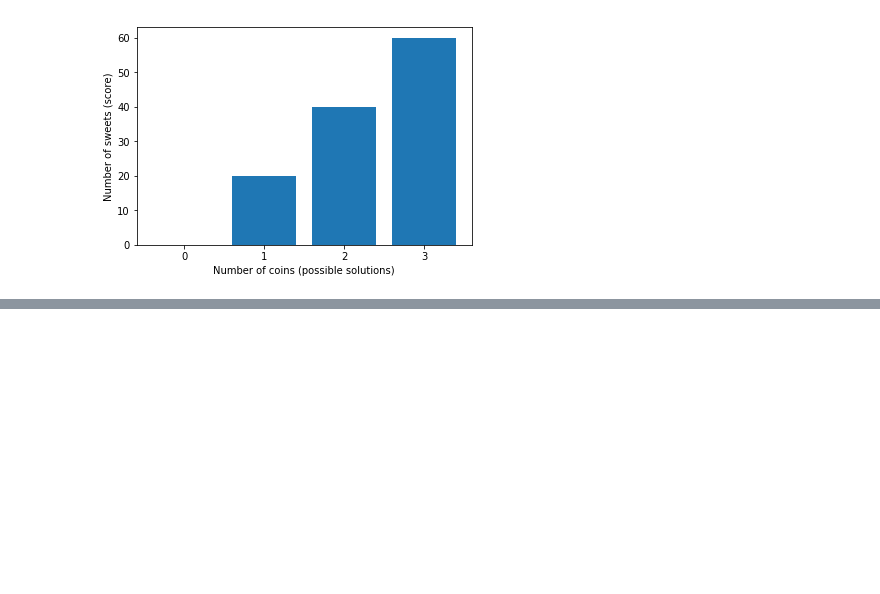
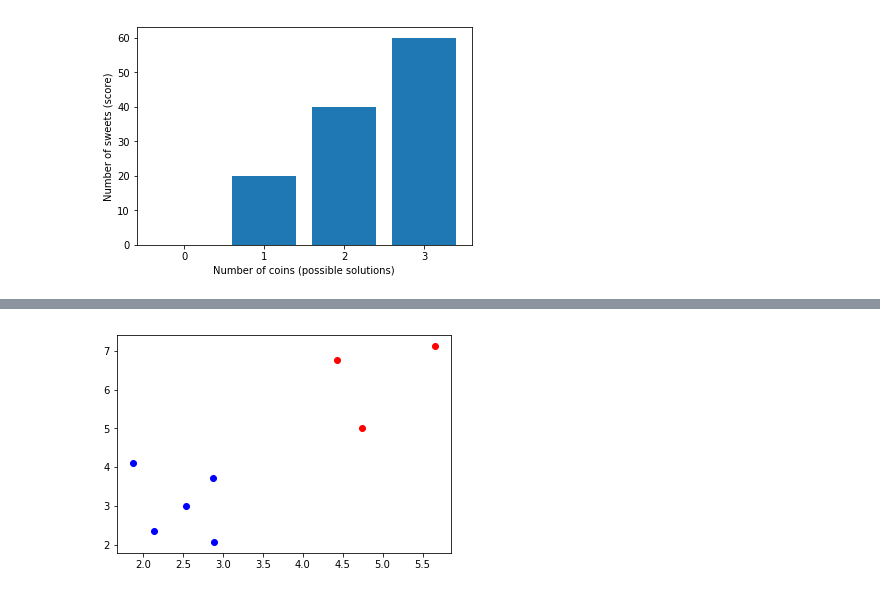
Before and after one commit to Jimmy-INL/optimisation, a Jupyter notebook: Optimisation.ipynb, the cells around one changed output, grey strips where cells are left out. Drawn from its saved outputs; the diff is of its cells as text; code cells hidden in the pictures; blank space fills up the shorter version.

```diff
--- a/Optimisation.ipynb
+++ b/Optimisation.ipynb
@@ -118,0 +320,11 @@ Properties
+# %%
+from matplotlib import pyplot
+
+CLUSTER_1 = [(2.14, 2.36), (2.89, 2.06), (1.87, 4.11), (2.88, 3.73), (2.54, 3.01)]
+CLUSTER_2 = [(4.74, 5.02), (5.66, 7.11), (4.43, 6.77)]
+
+for points, colour in zip((CLUSTER_1, CLUSTER_2), ('blue', 'red')):
+    x, y = zip(*points)
+    pyplot.scatter(x, y, color=colour)
+# %% [output]
+[figure, added]
```
Also changed, not shown: parts of 41 cells of this notebook, 5 other files.
